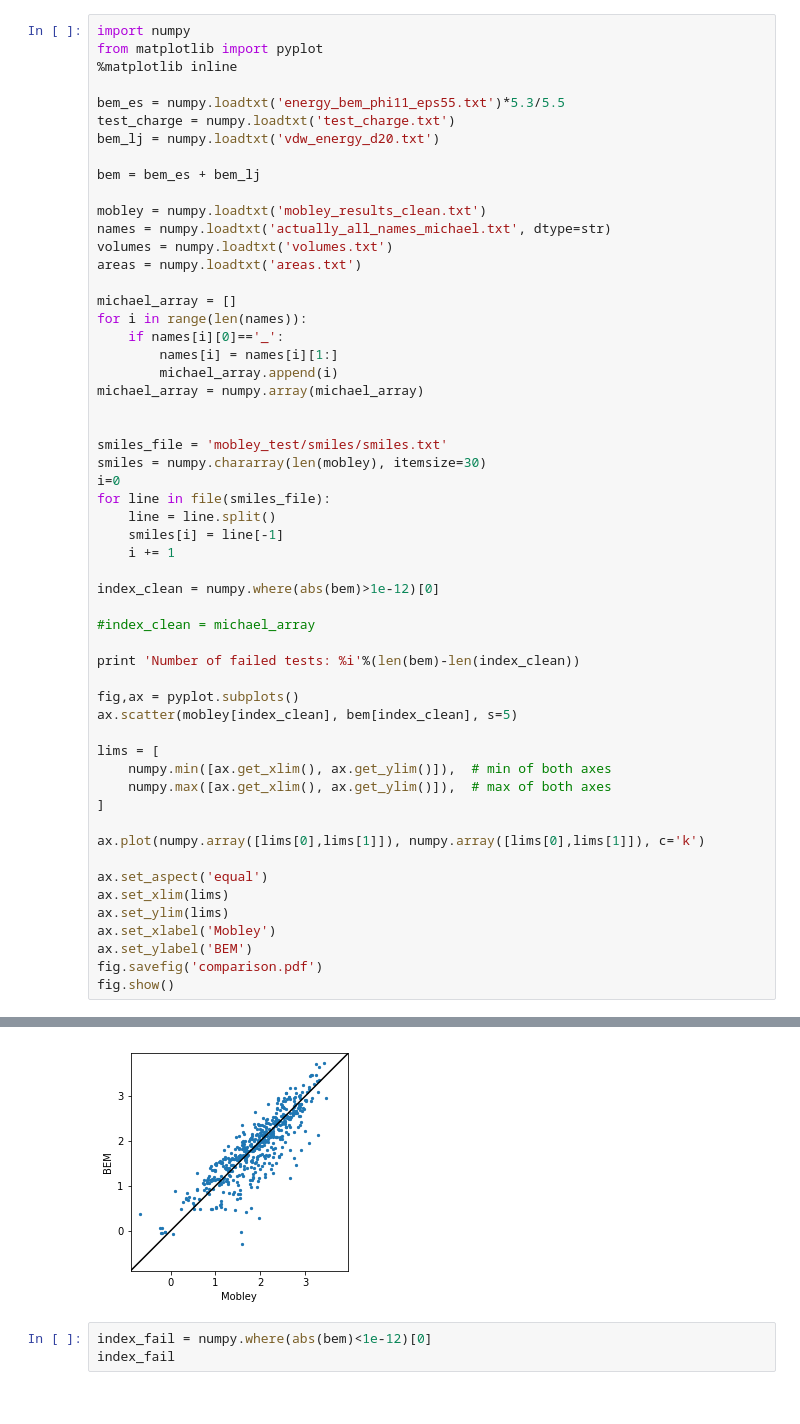
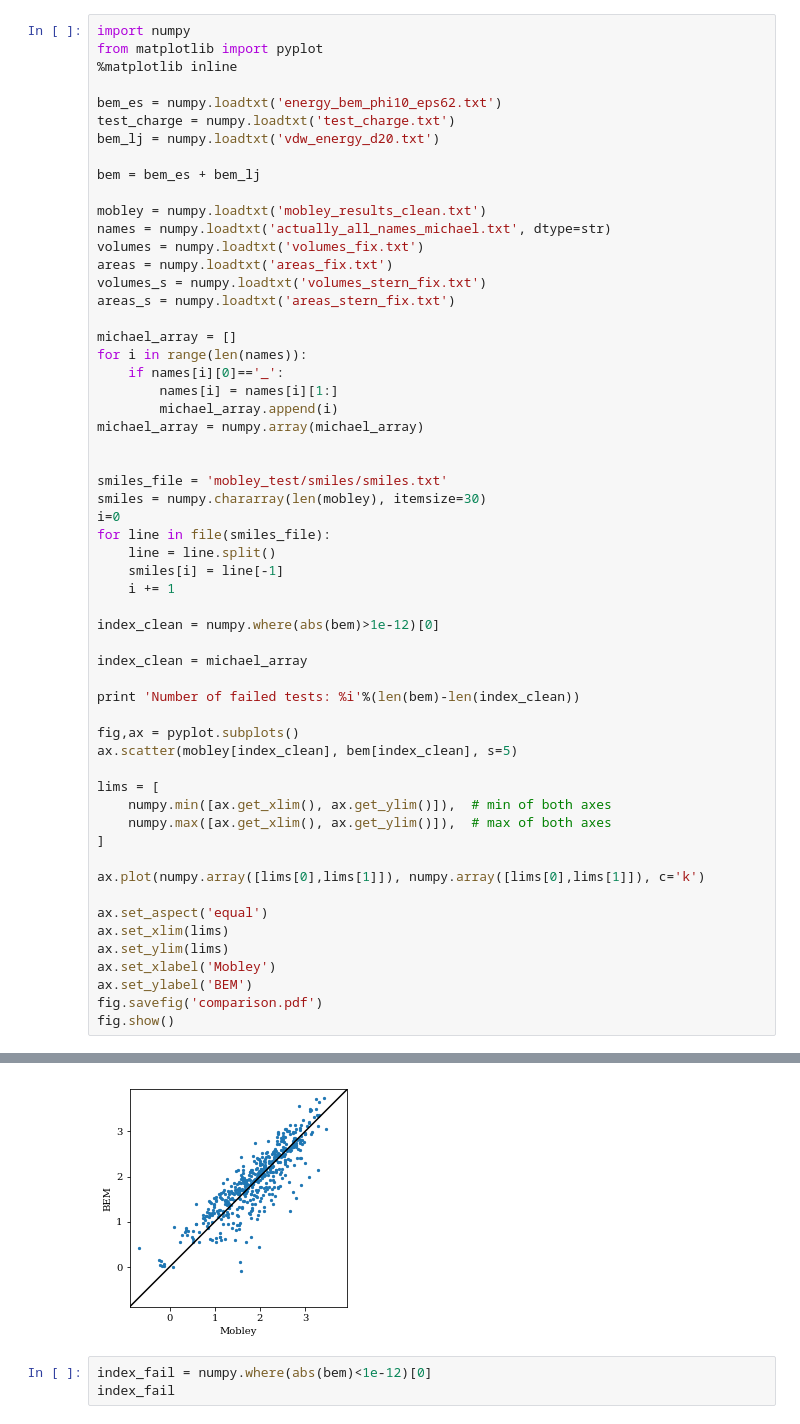
Before and after one commit to cdcooper84/nonpolar_solvation_testing, a Jupyter notebook: plot_compare.ipynb, the cells around one changed output, grey strips where cells are left out. Cells and saved outputs as stored; diff of their text form.

```diff
--- a/plot_compare.ipynb
+++ b/plot_compare.ipynb
@@ -3,7 +3,7 @@ import numpy
 from matplotlib import pyplot
 %matplotlib inline
 
-bem_es = numpy.loadtxt('energy_bem_phi11_eps55.txt')*5.3/5.5
+bem_es = numpy.loadtxt('energy_bem_phi10_eps62.txt')
 test_charge = numpy.loadtxt('test_charge.txt')
 bem_lj = numpy.loadtxt('vdw_energy_d20.txt')
 
@@ -11,8 +11,10 @@ bem = bem_es + bem_lj
 
 mobley = numpy.loadtxt('mobley_results_clean.txt')
 names = numpy.loadtxt('actually_all_names_michael.txt', dtype=str)
-volumes = numpy.loadtxt('volumes.txt')
-areas = numpy.loadtxt('areas.txt')
+volumes = numpy.loadtxt('volumes_fix.txt')
+areas = numpy.loadtxt('areas_fix.txt')
+volumes_s = numpy.loadtxt('volumes_stern_fix.txt')
+areas_s = numpy.loadtxt('areas_stern_fix.txt')
 
 michael_array = []
 for i in range(len(names)):
@@ -27,35 +29,35 @@ smiles = numpy.chararray(len(mobley), itemsize=30)
 i=0
 for line in file(smiles_file):
     line = line.split()
     smiles[i] = line[-1]
     i += 1
 
 index_clean = numpy.where(abs(bem)>1e-12)[0]
 
-#index_clean = michael_array
+index_clean = michael_array
 
 print 'Number of failed tests: %i'%(len(bem)-len(index_clean))
 
 fig,ax = pyplot.subplots()
 ax.scatter(mobley[index_clean], bem[index_clean], s=5)
 
 lims = [
     numpy.min([ax.get_xlim(), ax.get_ylim()]),  # min of both axes
     numpy.max([ax.get_xlim(), ax.get_ylim()]),  # max of both axes
 ]
 
 ax.plot(numpy.array([lims[0],lims[1]]), numpy.array([lims[0],lims[1]]), c='k')
 
 ax.set_aspect('equal')
 ax.set_xlim(lims)
 ax.set_ylim(lims)
 ax.set_xlabel('Mobley')
 ax.set_ylabel('BEM')
 fig.savefig('comparison.pdf')
 fig.show()
 # %% [output]
 Number of failed tests: 2
-[figure, old version]
+[figure, new version]
 # %%
 index_fail = numpy.where(abs(bem)<1e-12)[0]
 index_fail
```
Also changed, not shown: parts of 8 cells of this notebook, 3 other files.
